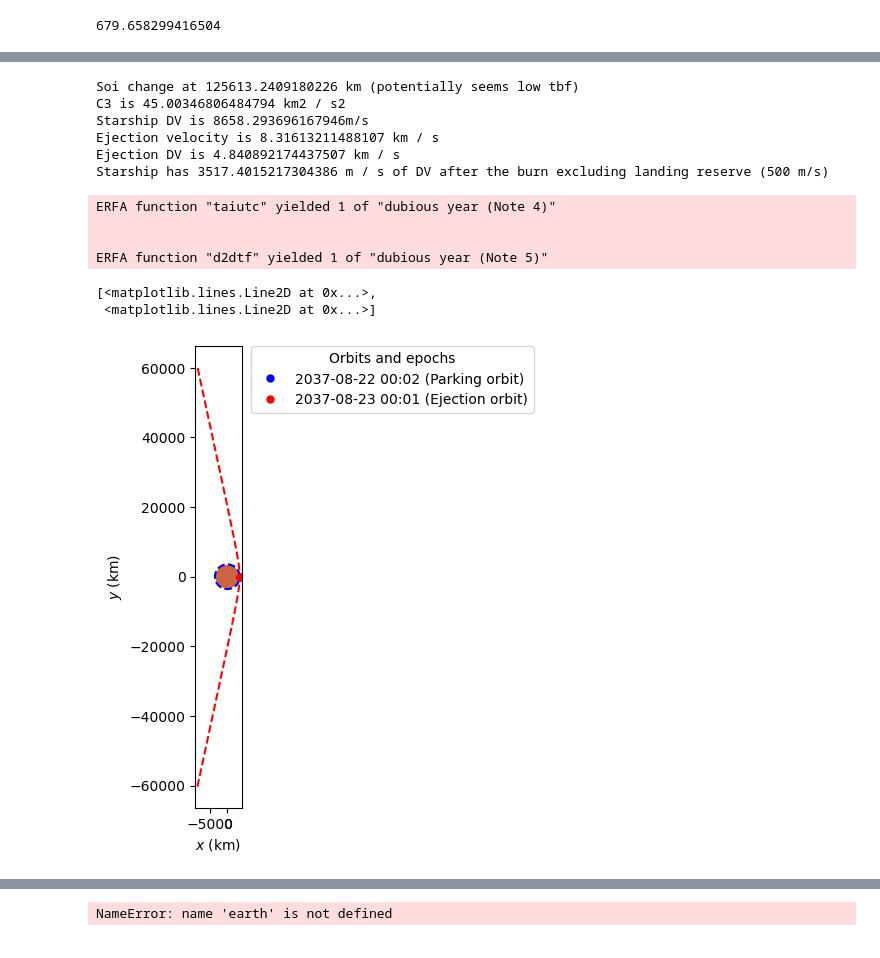
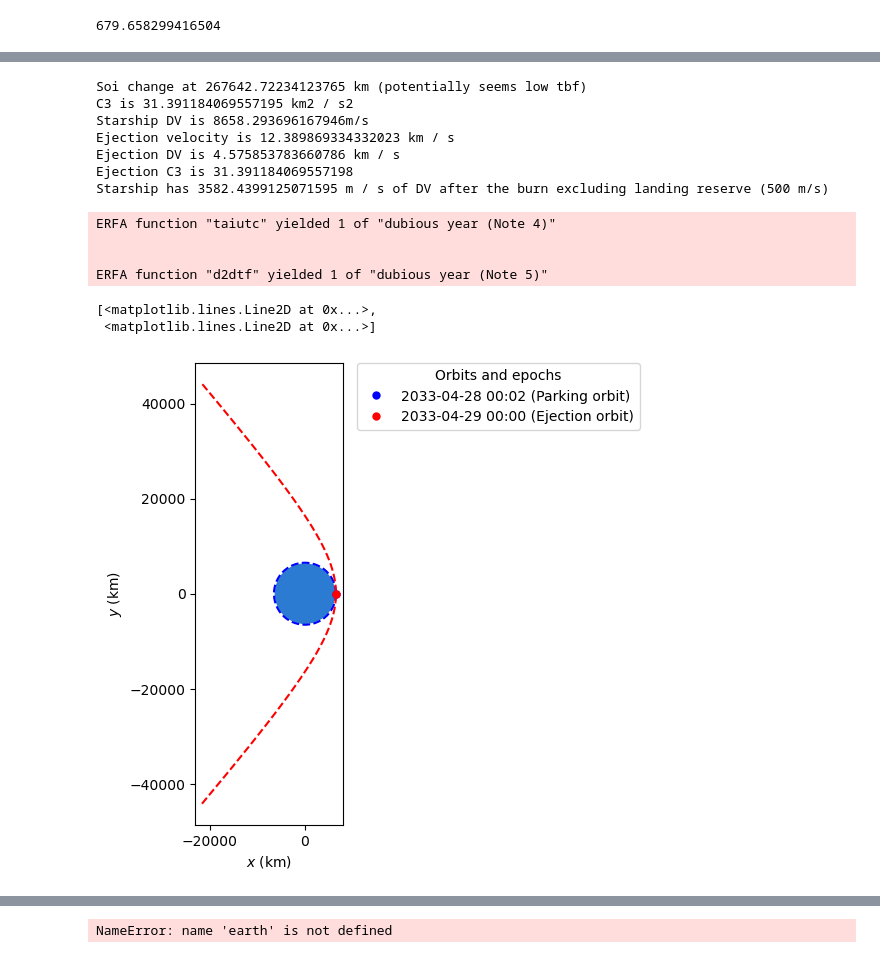
Before and after one commit to jackSN8/mars-3-months, a Jupyter notebook: trajectories/general_trajectory.ipynb, the cells around one changed output, grey strips where cells are left out. Saved outputs shown, nothing was run; the diff lists cells and outputs as text; code cells hidden in the pictures.

```diff
--- a/trajectories/general_trajectory.ipynb
+++ b/trajectories/general_trajectory.ipynb
@@ -44,8 +44,8 @@ print(isp*9.81*math.log((120)/(100)))
 # %%
 
 #launch from body_1 to body_2
-body_1 = Mars
-body_2 = Earth
+body_1 = Earth
+body_2 = Mars
 
 
 #starship specs
@@ -65,8 +65,8 @@ boiloff = 0#0
 #solve for a minimum ejection DV given a time period
 transitTime = 90*u.day
 resolution = 1*u.day
-start_date = time.Time("2034-06-01 00:01", scale="utc").tdb
-end_date = time.Time("2036-07-01 00:01", scale="utc").tdb
+start_date = time.Time("2032-06-01 00:01", scale="utc").tdb
+end_date = time.Time("2035-07-01 00:01", scale="utc").tdb
 
 ephem_1 = Ephem.from_body(body_1, time_range(start_date, end=end_date+transitTime))
 ephem_2 = Ephem.from_body(body_2, time_range(start_date, end=end_date+transitTime))
@@ -198,40 +192,46 @@ a_exit = -(body_1.k / c3_a).to(u.km)
 ecc_exit = 1 - (r_p+body_1.R) / a_exit
 
 departure_orbit = Orbit.from_classical(
     body_1,
     a_exit,
     ecc_exit,
     0 * u.deg,
     0 * u.deg,
     0 * u.deg,
     0 * u.deg,  # We don't mind
     time.Time(date_launch, scale="utc"),
 )
 print(f"Starship DV is {starship_dv}m/s")
 print(f"Ejection velocity is {np.linalg.norm(departure_orbit.v)}")
 print(f"Ejection DV is {np.linalg.norm(departure_orbit.v)-np.linalg.norm(parking_orbit.v)}")
+ejection_c3 = -(body_1.k/(departure_orbit.a.to(u.m))).value/1000000
+print(f"Ejection C3 is {ejection_c3}")
+
+
+
 ejection_dv = (np.linalg.norm(departure_orbit.v)-np.linalg.norm(parking_orbit.v)).value
 reserve_dv = starship_dv-(ejection_dv*1000)-landing_reserve
-print(f"Starship has {reserve_dv} m / s of DV after the burn excluding landing reserve (500 m/s)")
+print(f"Starship has {reserve_dv} m / s of DV after the burn excluding landing reserve ({landing_reserve} m/s)")
 
 earth_plotter = StaticOrbitPlotter()
 
 earth_plotter.plot(parking_orbit, label="Parking orbit", color="b")
 earth_plotter.plot(departure_orbit, label="Ejection orbit", color="r")
 # %% [output]
-Soi change at 125613.2409180226 km (potentially seems low tbf)
-C3 is 45.00346806484794 km2 / s2
+Soi change at 267642.72234123765 km (potentially seems low tbf)
+C3 is 31.391184069557195 km2 / s2
 Starship DV is 8658.293696167946m/s
-Ejection velocity is 8.31613211488107 km / s
-Ejection DV is 4.840892174437507 km / s
-Starship has 3517.4015217304386 m / s of DV after the burn excluding landing reserve (500 m/s)
+Ejection velocity is 12.389869334332023 km / s
+Ejection DV is 4.575853783660786 km / s
+Ejection C3 is 31.391184069557198
+Starship has 3582.4399125071595 m / s of DV after the burn excluding landing reserve (500 m/s)
 ERFA function "taiutc" yielded 1 of "dubious year (Note 4)"
 
 
 ERFA function "d2dtf" yielded 1 of "dubious year (Note 5)"
 [<matplotlib.lines.Line2D at 0x...>,
  <matplotlib.lines.Line2D at 0x...>]
-[figure, old version]
+[figure, new version]
 # %%
 #for the optimized trajectory, re get the epherimis
 date_launch = lowest_date
```
Also changed, not shown: parts of 4 cells of this notebook, 12 other files.
